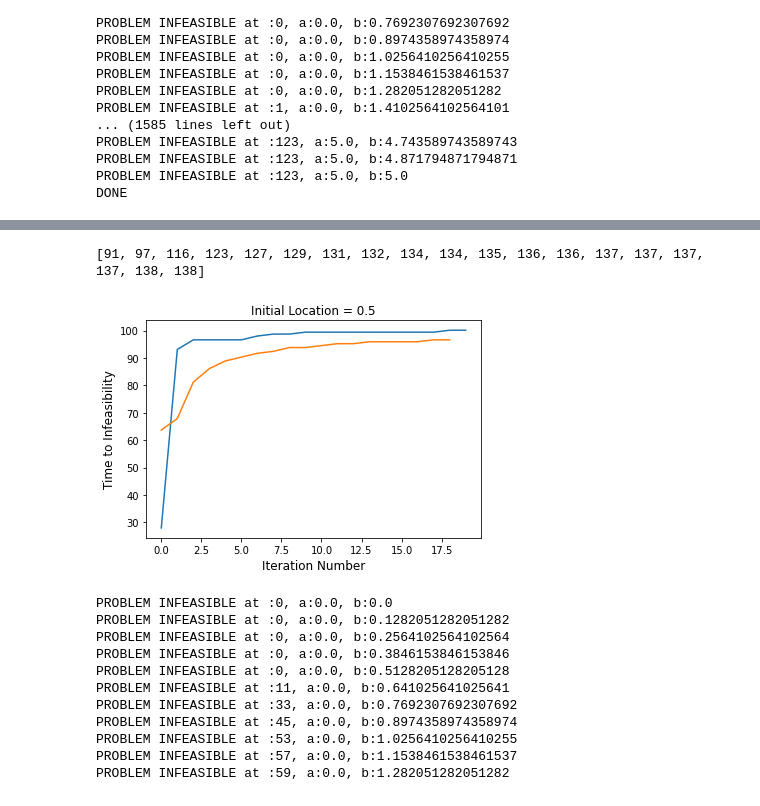
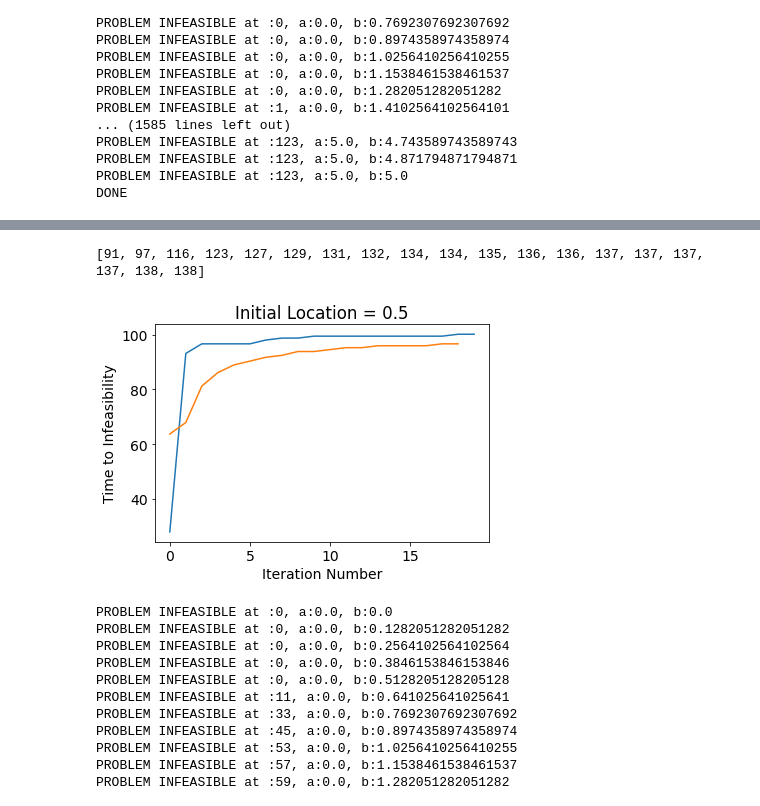
Before and after one commit to hardikparwana/Safe-Learning-DASC, a Jupyter notebook: Untitled Folder/Multiple Constraints Car Example main.ipynb, the cells around one changed output, grey strips where cells are left out. Drawn from its saved outputs; the diff is of its cells as text; code cells hidden in the pictures.

```diff
--- a/Untitled Folder/Multiple Constraints.ipynb
+++ b/Untitled Folder/Multiple Constraints Car Example main.ipynb
@@ -678,9 +700,16 @@ plt.savefig("paper_example1_1.eps")
 # %%
+import matplotlib
+font = {'family' : 'normal',
+        'weight' : 'normal',
+        'size'   : 14}
+
+matplotlib.rc('font', **font)
+
 c = 0.3
 fig_1, ax_1 = plt.subplots(1)
 pos_1 = ax_1.imshow(horizons_1/(1.0/(1-c)),cmap='RdBu', interpolation='bilinear',extent=[0,5,5,0], vmin=0, vmax=100)
 fig_1.colorbar(pos_1, ax=ax_1, label='Time Steps to infeasibility')
-font_size=12
+font_size=14
 ax_1.set_ylabel("parameter a",fontsize=font_size)
 ax_1.set_xlabel("parameter b",fontsize=font_size)
 
@@ -722,17 +751,24 @@ The PostScript backend does not support transparency; partially transparent arti
 # %%
+import matplotlib
+font = {'family' : 'normal',
+        'weight' : 'normal',
+        'size'   : 14}
+
+matplotlib.rc('font', **font)
+
 print(horizons)
 plt.figure()
 # plt.plot(np.asarray(horizons)/(1.0/(1-c)))
 plt.plot(np.asarray(horizons1)/(1.0/(1-c)))
 plt.plot(np.asarray(horizons2)/(1.0/(1-c)))
 plt.xlabel('Iteration Number',fontsize=font_size)
 plt.ylabel('Time to Infeasibility',fontsize=font_size)
 plt.title('Initial Location = 0.5')
 plt.savefig("case1_iter_plot.png")
 plt.savefig("case1_iter_plot.eps")
 # %% [output]
 [91, 97, 116, 123, 127, 129, 131, 132, 134, 134, 135, 136, 136, 137, 137, 137, 137, 138, 138]
-[figure, old version]
+[figure, new version]
 # %%
 e0 = 0.5
 nsize = 40
```
Also changed, not shown: parts of 4 cells of this notebook, 36 other files.
